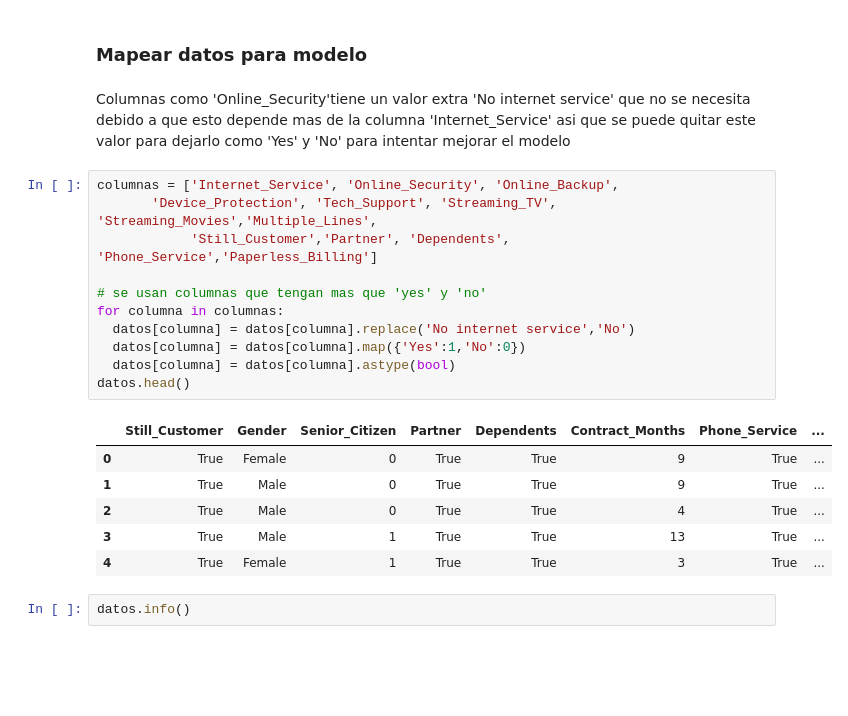
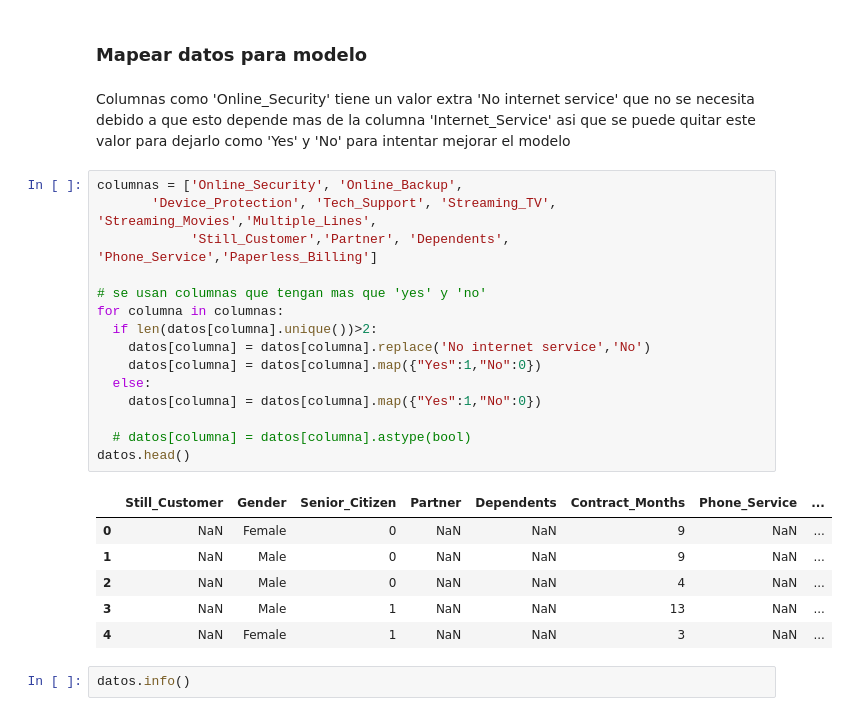
Before and after one commit to marmalux/Telecom-X-Machine-Learning, a Jupyter notebook: Churn_de_clientes_Telecom_X.ipynb, the cells around one changed output. Drawn from its saved outputs; the diff is of its cells as text; blank space fills up the shorter version.

```diff
--- a/Churn_de_clientes_Telecom_X.ipynb
+++ b/Churn_de_clientes_Telecom_X.ipynb
@@ -66,25 +66,29 @@ datos.head(4)
 # %% [markdown]
 ### Mapear datos para modelo
 # %% [markdown]
-Columnas como 'Online_Security'tiene un valor extra 'No internet service' que no se necesita debido a que esto depende mas de la columna 'Internet_Service' asi que se puede quitar este valor para dejarlo como 'Yes' y 'No' para intentar mejorar el modelo
+Columnas como 'Online_Security' tiene un valor extra 'No internet service' que no se necesita debido a que esto depende mas de la columna 'Internet_Service' asi que se puede quitar este valor para dejarlo como 'Yes' y 'No' para intentar mejorar el modelo
 # %%
-columnas = ['Internet_Service', 'Online_Security', 'Online_Backup',
+columnas = ['Online_Security', 'Online_Backup',
        'Device_Protection', 'Tech_Support', 'Streaming_TV', 'Streaming_Movies','Multiple_Lines',
             'Still_Customer','Partner', 'Dependents', 'Phone_Service','Paperless_Billing']
 
 # se usan columnas que tengan mas que 'yes' y 'no'
 for columna in columnas:
-  datos[columna] = datos[columna].replace('No internet service','No')
-  datos[columna] = datos[columna].map({'Yes':1,'No':0})
-  datos[columna] = datos[columna].astype(bool)
+  if len(datos[columna].unique())>2:
+    datos[columna] = datos[columna].replace('No internet service','No')
+    datos[columna] = datos[columna].map({"Yes":1,"No":0})
+  else:
+    datos[columna] = datos[columna].map({"Yes":1,"No":0})
+
+  # datos[columna] = datos[columna].astype(bool)
 datos.head()
 # %% [output]
 |  | Still_Customer | Gender | Senior_Citizen | Partner | Dependents | Contract_Months | Phone_Service | ... |
-| 0 | True | Female | 0 | True | True | 9 | True | ... |
-| 1 | True | Male | 0 | True | True | 9 | True | ... |
-| 2 | True | Male | 0 | True | True | 4 | True | ... |
-| 3 | True | Male | 1 | True | True | 13 | True | ... |
-| 4 | True | Female | 1 | True | True | 3 | True | ... |
+| 0 | NaN | Female | 0 | NaN | NaN | 9 | NaN | ... |
+| 1 | NaN | Male | 0 | NaN | NaN | 9 | NaN | ... |
+| 2 | NaN | Male | 0 | NaN | NaN | 4 | NaN | ... |
+| 3 | NaN | Male | 1 | NaN | NaN | 13 | NaN | ... |
+| 4 | NaN | Female | 1 | NaN | NaN | 3 | NaN | ... |
 # %%
 datos.info()
 # %% [output]
```
Also changed, not shown: parts of 6 cells of this notebook.
